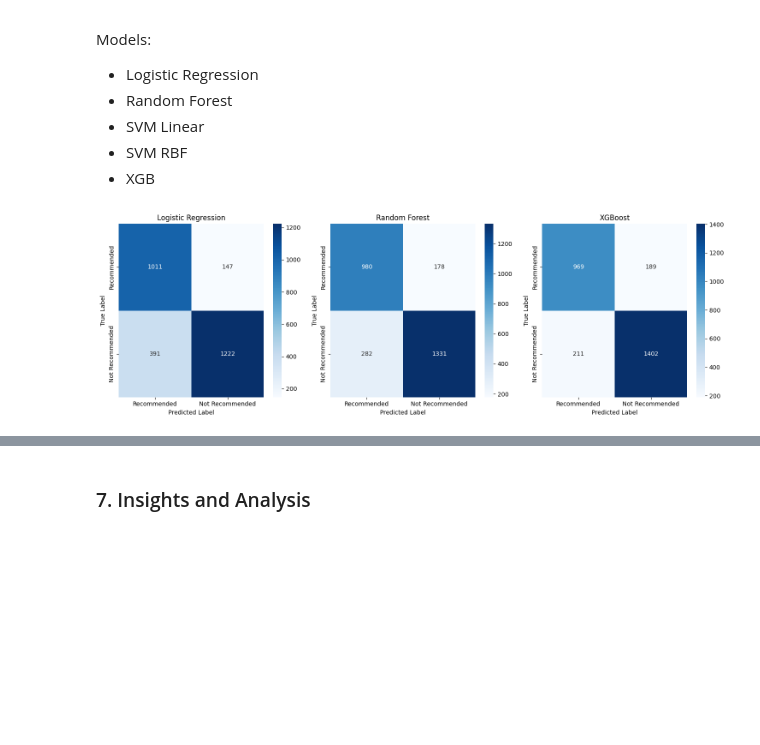
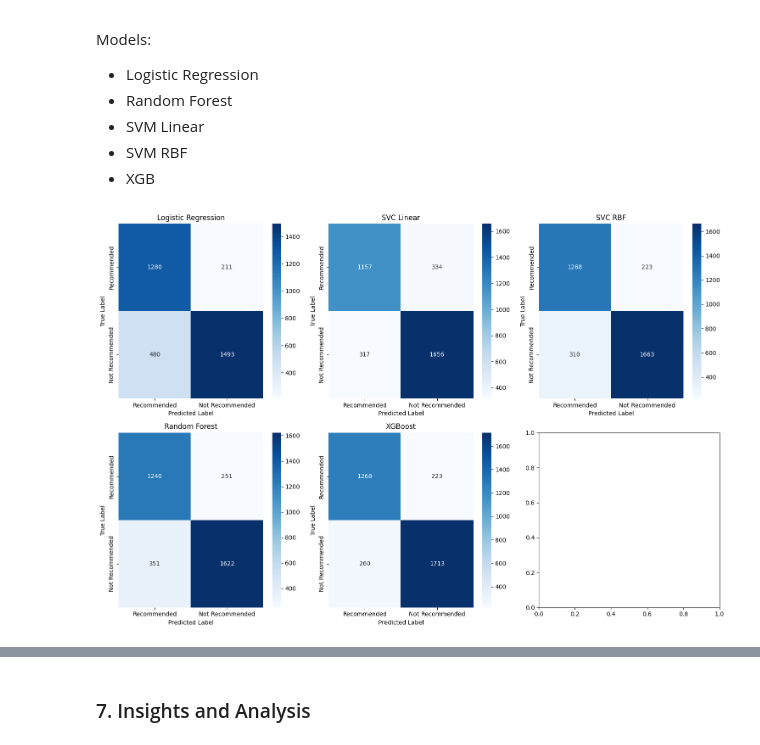
Before and after one commit to Jacob8765/albert_pytorch, a Jupyter notebook: final_project_steam.ipynb, the cells around one changed output, grey strips where cells are left out. Saved outputs shown, nothing was run; the diff lists cells and outputs as text; code cells hidden in the pictures; blank space fills up the shorter version.

```diff
--- a/final_project_steam.ipynb
+++ b/final_project_steam.ipynb
@@ -464,7 +458,7 @@ Models:
 - SVM RBF
 - XGB
 # %%
-def plot_confusion_matrices(titles, y_true, y_pred):
+def plot_confusion_matrices(models, y_true):
     """
     Plot a confusion matrix using true and predicted labels.
 
@@ -474,17 +468,18 @@ def plot_confusion_matrices(titles, y_true, y_pred):
     - class_names: Optional list of class names for labeling the matrix
     """
     class_names = ['Recommended', 'Not Recommended']
-    num_plots = len(titles)
+    num_models = len(models)
+    ncols = 3
+    nrows = (num_models + ncols - 1) // ncols
+    fig, axs = plt.subplots(nrows=nrows, ncols=ncols, figsize=(15, 5 * nrows))
 
-    fig, axes = plt.subplots(nrows=1, ncols=num_plots, figsize=(15, 5))
+    for i, (title, ax) in enumerate(zip(models.keys(), axs.flatten())):
+        cm = confusion_matrix(y_true, models[title].predict(X_test))
 
-    for i, (title, y_pred_single) in enumerate(zip(titles, y_pred)):
-        cm = confusion_matrix(y_true, y_pred_single)
-
-        sns.heatmap(cm, annot=True, fmt='g', cmap='Blues', xticklabels=class_names, yticklabels=class_names, ax=axes[i])
-        axes[i].set_xlabel('Predicted Label')
-        axes[i].set_ylabel('True Label')
-        axes[i].set_title(title)
+        sns.heatmap(cm, annot=True, fmt='g', cmap='Blues', xticklabels=class_names, yticklabels=class_names, ax=ax)
+        ax.set_xlabel('Predicted Label')
+        ax.set_ylabel('True Label')
+        ax.set_title(title)
 
     plt.tight_layout()
     plt.show()
@@ -522,9 +519,27 @@ def plot_binary_roc_curves(models, X_test, y_test):
     plt.show()
 # %%
 y_pred_logistic = logistic_model.predict(X_val)
+y_pred_svc_linear = svc_model_linear.predict(X_val)
+y_pred_svc_rbf = svc_model_rbf.predict(X_val)
 y_pred_random_forest = random_forest_classifier.predict(X_val)
 y_pred_xgb = xgb_classifier.predict(X_val)
 
-plot_confusion_matrices(["Logistic Regression", "Random Forest", "XGBoost"], y_val, [y_pred_logistic, y_pred_random_forest, y_pred_xgb])
+models = {
+    "Logistic Regression": logistic_model,
+    "SVC Linear": svc_model_linear,
+    "SVC RBF": svc_model_rbf,
+    "Random Forest": random_forest_classifier,
+    "XGBoost": xgb_classifier
+}
+
+model_predictions = {
+    "Logistic Regression": y_pred_logistic,
+    "SVC Linear": y_pred_svc_linear,
+    "SVC RBF": y_pred_svc_rbf,
+    "Random Forest": y_pred_random_forest,
+    "XGBoost": y_pred_xgb
+}
+
+plot_confusion_matrices(models, y_test)
 # %% [output]
-[figure, old version]
+[figure, new version]
```
Also changed, not shown: parts of 11 cells of this notebook.
